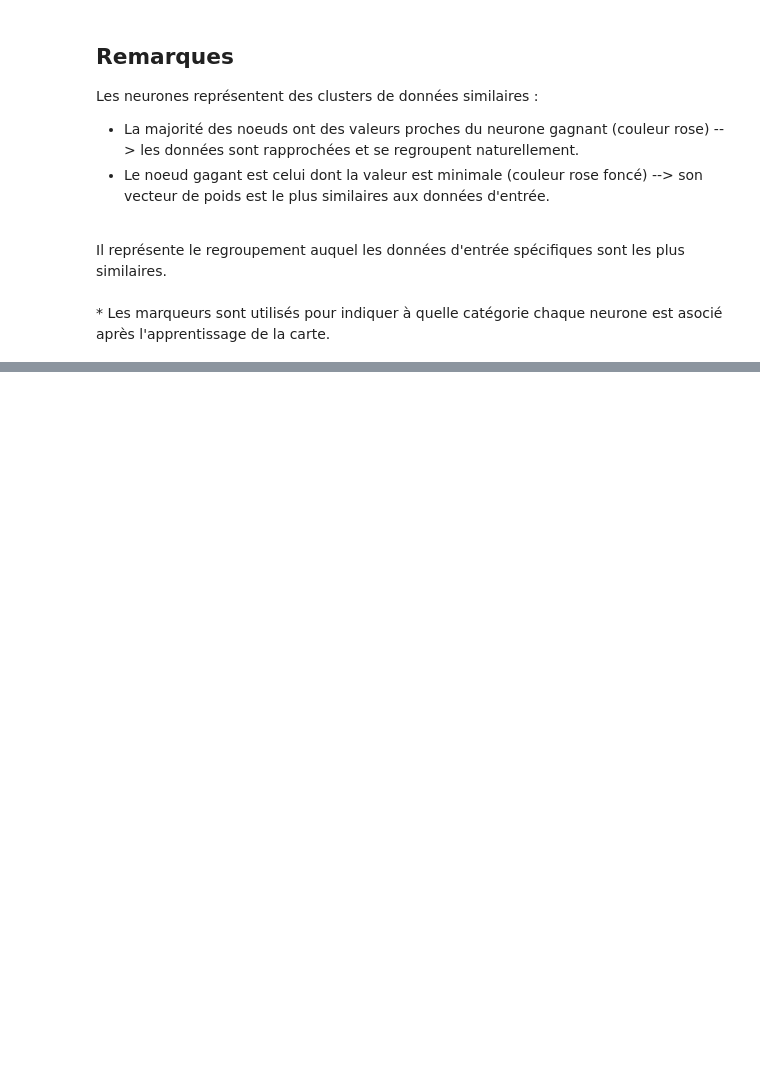
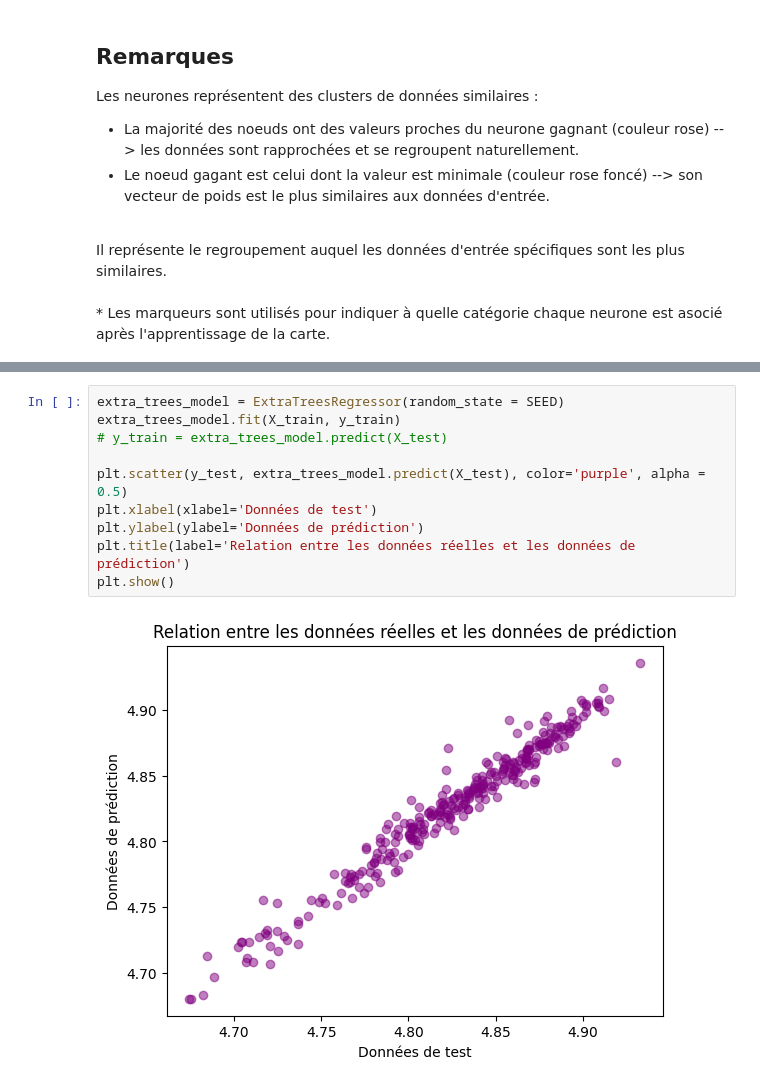
Before and after one commit to giuliana-fabrizio/Prediction_pression_accoustique, a Jupyter notebook: Projet_du_niveau_de_pression_acoustique.ipynb, the cells around one changed output, grey strips where cells are left out. Saved outputs shown, nothing was run; the diff lists cells and outputs as text; blank space fills up the shorter version.

```diff
--- a/Projet_du_niveau_de_pression_acoustique.ipynb
+++ b/Projet_du_niveau_de_pression_acoustique.ipynb
@@ -378,0 +582,12 @@ Il représente le regroupement auquel les données d'entrée spécifiques sont l
+# %%
+extra_trees_model = ExtraTreesRegressor(random_state = SEED)
+extra_trees_model.fit(X_train, y_train)
+# y_train = extra_trees_model.predict(X_test)
+
+plt.scatter(y_test, extra_trees_model.predict(X_test), color='purple', alpha = 0.5)
+plt.xlabel(xlabel='Données de test')
+plt.ylabel(ylabel='Données de prédiction')
+plt.title(label='Relation entre les données réelles et les données de prédiction')
+plt.show()
+# %% [output]
+[figure, added]
```
Also changed, not shown: parts of 14 cells of this notebook, 4 other files.
